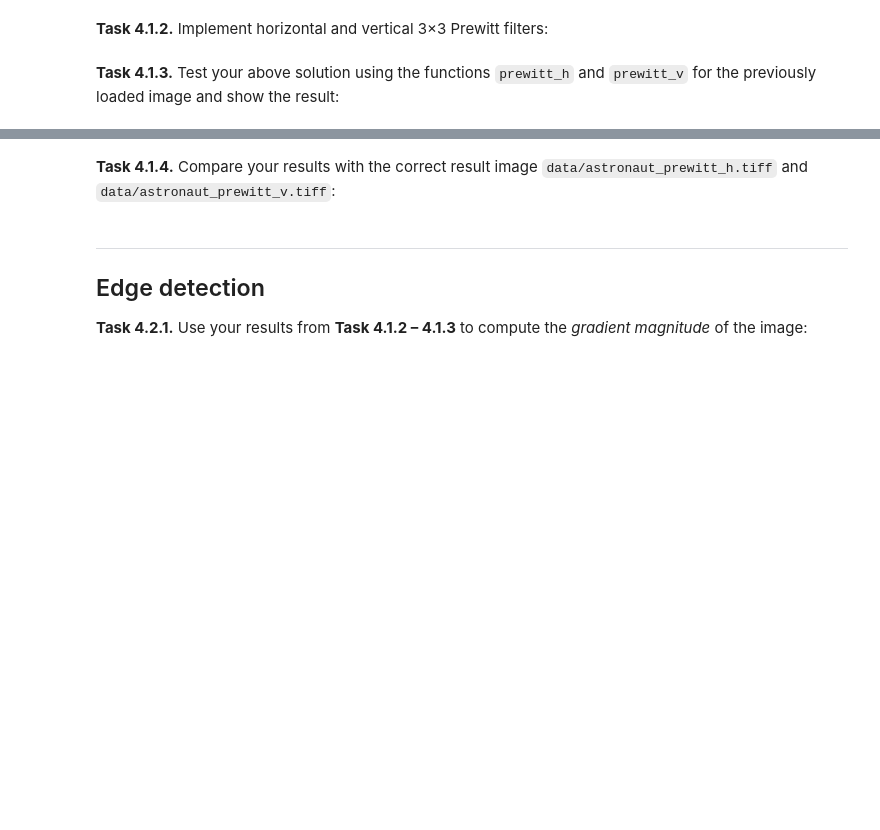
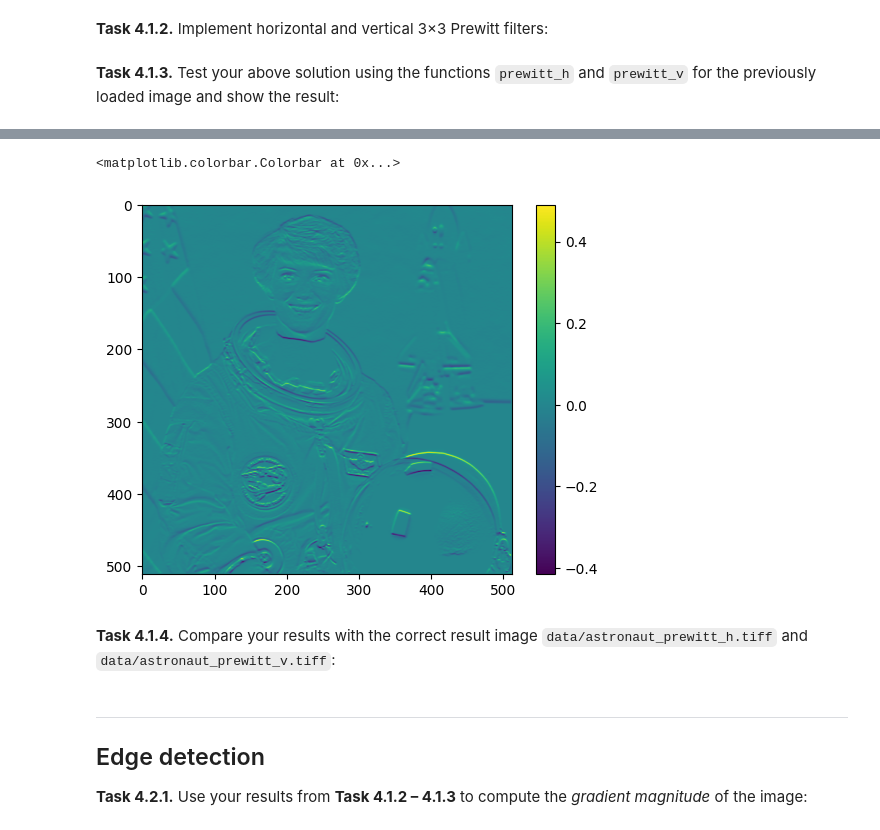
Before and after one commit to rosavsl/mobi-fs3-python, a Jupyter notebook: task4.ipynb, the cells around one changed output, grey strips where cells are left out. Drawn from its saved outputs; the diff is of its cells as text; code cells hidden in the pictures; blank space fills up the shorter version.

```diff
--- a/task4.ipynb
+++ b/task4.ipynb
@@ -65,2 +68,9 @@ NameError: name 'plt' is not defined
+# %%
+img2 = prewitt_v(img)
+plt.imshow(img2)
+plt.colorbar()
+# %% [output]
+<matplotlib.colorbar.Colorbar at 0x...>
+[figure, added]
 # %% [markdown]
 **<a id="#">Task 4.1.4.</a>** Compare your results with the correct result image `data/astronaut_prewitt_h.tiff` and `data/astronaut_prewitt_v.tiff`:
```
Also changed, not shown: parts of 7 cells of this notebook, 1 other file.
